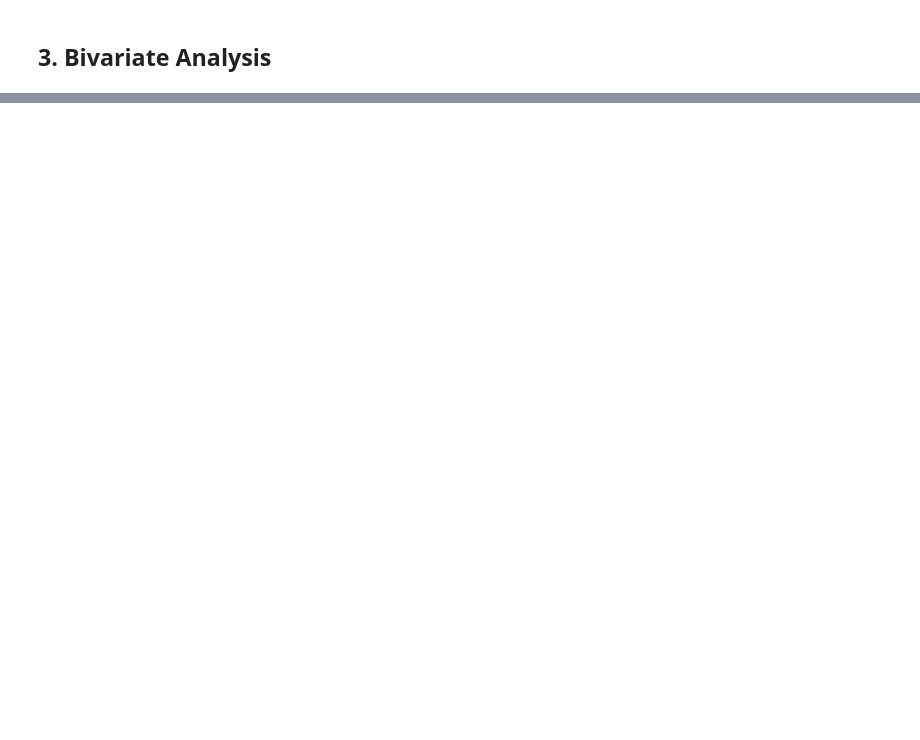
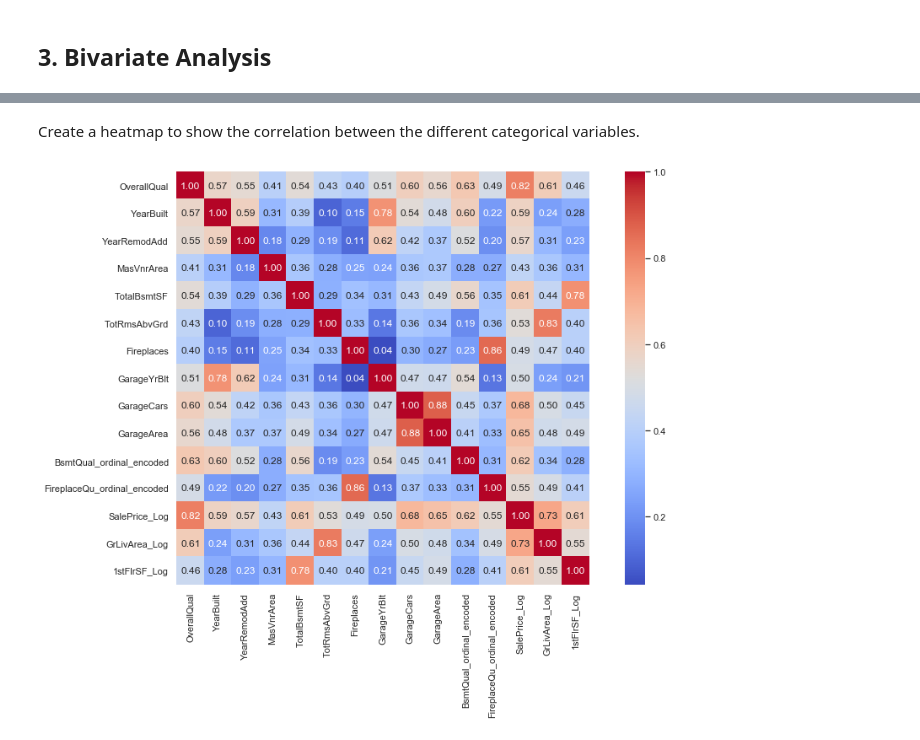
Before and after one commit to jeswingeorge/Kaggle-House-Prices-Prediction, a Jupyter notebook: 1.variable_id_univariate_analysis_new.ipynb, the cells around one changed output, grey strips where cells are left out. Saved outputs shown, nothing was run; the diff lists cells and outputs as text; code cells hidden in the pictures; blank space fills up the shorter version.

```diff
--- a/1.variable_id_univariate_analysis_new.ipynb
+++ b/1.variable_id_univariate_analysis_new.ipynb
@@ -1331,0 +1352,4 @@ OpenPorchSF
+# %%
+numeric_dtypes = ['int8','int16', 'int32', 'int64', 'float16', 'float32', 'float64']
+numerical_columns = list(train.select_dtypes(include = numeric_dtypes).columns)
+# numerical_columns.remove('SalePrice_Log')
@@ -1331,0 +1362,18 @@ OpenPorchSF
+# %%
+correlation_results_list = []
+nr_rows = 19
+nr_cols = 2
+fig, axs = plt.subplots(nr_rows, nr_cols, figsize=(nr_cols*4.5,nr_rows*3))
+i = 0
+for r in range(nr_rows):
+    for c in range(nr_cols):
+        col = numerical_columns[i]
+        sns.regplot(train[col], train['SalePrice_Log'], ax = axs[r][c])
+        stp = pearsonr(train[col], train['SalePrice_Log'])
+        i+=1
+        str_title = "r = " + "{0:.2f}".format(stp[0])
+        axs[r][c].set_title(str_title,fontsize=11)
+        correlation_results_list.append((col, abs(stp[0])))
+
+plt.tight_layout();
+plt.show();
@@ -1331,0 +1384,4 @@ OpenPorchSF
+# %%
+correlation_df = pd.DataFrame(correlation_results_list, columns = ['column', 'correlation'])
+del(correlation_results_list)
+correlation_df
@@ -1331,0 +1449,5 @@ OpenPorchSF
+# %%
+# list of columns to be dropped
+train.drop(columns = correlation_df[correlation_df.correlation < 0.4].column.to_list(), inplace = True)
+test.drop(columns = correlation_df[correlation_df.correlation < 0.4].column.to_list(), inplace = True)
+train.head()
@@ -1331,0 +1461,7 @@ OpenPorchSF
+# %% [markdown]
+Create a heatmap to show the correlation between the different categorical variables.
+# %%
+plt.figure(figsize=(15,9))
+sns.heatmap(train.corr(), annot=True, fmt = '.2f', cmap='coolwarm', square = True);
+# %% [output]
+[figure, added]
```
Also changed, not shown: parts of 107 cells of this notebook, 2 other files.
